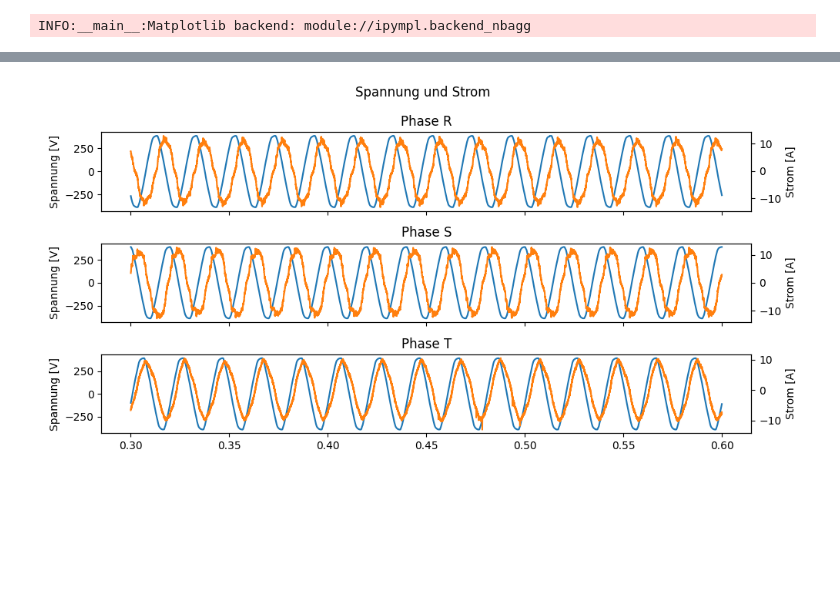
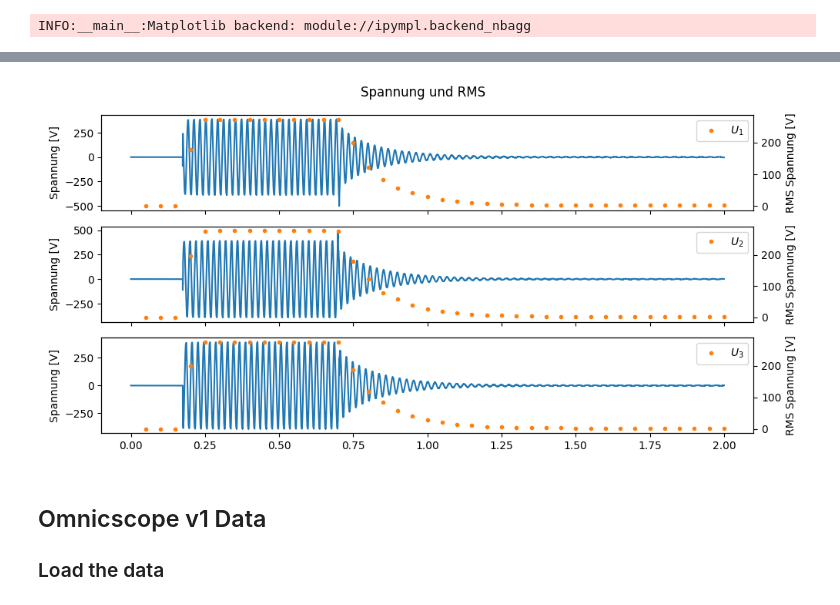
Before and after one commit to AI-Gruppe/ai-internal_datenauswertung-praktikum_sw, a Jupyter notebook: compiled/example_file_handler.ipynb, the cells around one changed output, grey strips where cells are left out. Saved outputs shown, nothing was run; the diff lists cells and outputs as text; code cells hidden in the pictures; blank space fills up the shorter version.

Commit message:
Pico, Omni Load File

```diff
--- a/compiled/example_file_handler.ipynb
+++ b/compiled/example_file_handler.ipynb
@@ -98,7 +147,9 @@ fig, axs = plt.subplots(nrows=3, figsize=(10, 5), sharex=True)
 phase_description = ["R", "S", "T"]
 
 for i, ax in enumerate(axs):
+    # Color cycle. Important for twin axes
     color_cycle = ax._get_lines.prop_cycler
+
     ax.plot(df_cal.index, df_cal[f"U_{i+1}"], label=f"U_{i+1}")
     ax.set_ylabel("Spannung [V]")
     ax1 = ax.twinx()
@@ -106,6 +157,7 @@ for i, ax in enumerate(axs):
     ax1.set_ylabel("Strom [A]")
     ax.set_title(f"Phase {phase_description[i]}")
 
+ax.set_xlabel("Zeit [s]")
 fig.suptitle('Spannung und Strom')
 fig.tight_layout()
 # %% [output]
@@ -124,0 +185,16 @@ Phase T: U_rms = 278.28 V, I_rms = 6.55 A
+# %%
+window_size = 0.05 # in seconds
+fs = meta["Rate"]
+ws_samples = int(window_size * fs)
+
+n_frames = int(len(df_cal.index) / ws_samples)
+
+df_result = pd.DataFrame()
+
+for frame in range(n_frames):
+    t_start = frame * window_size
+    t_end = (frame + 1) * window_size
+    for i in range(3):
+        df_cal_tmp = df_cal[(df_cal.index > t_start) & (df_cal.index < t_end)]
+        df_result.loc[t_end, f"U_rms_{i+1}"] = DSP.rms(df_cal_tmp[f"U_{i+1}"])
+        df_result.loc[t_end, f"I_rms_{i+1}"] = DSP.rms(df_cal_tmp[f"I_{i+1}"])
@@ -124,0 +203,17 @@ Phase T: U_rms = 278.28 V, I_rms = 6.55 A
+# %%
+fig, axs = plt.subplots(nrows=3, figsize=(10, 5), sharex=True)
+
+phase_description = ["R", "S", "T"]
+
+for i, ax in enumerate(axs):
+    color_cycle = ax._get_lines.prop_cycler
+    ax.plot(df_cal.index, df_cal[f"I_{i+1}"], label=f"I_{i+1}")
+    ax.set_ylabel("Strom [A]")
+    ax1 = ax.twinx()
+
+    df_result.plot(y=f"I_rms_{i+1}", ax=ax1, label=r'$I_{{{0}}}$'.format(i+1), color=next(color_cycle)["color"], style=".")
+    ax1.set_ylabel("RMS Strom [A]")
+
+ax.set_xlabel("Zeit [s]")
+fig.suptitle('Strom und RMS')
+fig.tight_layout()
@@ -125,18 +222,21 @@ Phase T: U_rms = 278.28 V, I_rms = 6.55 A
 # %%
 fig, axs = plt.subplots(nrows=3, figsize=(10, 5), sharex=True)
 
 phase_description = ["R", "S", "T"]
 
 for i, ax in enumerate(axs):
     color_cycle = ax._get_lines.prop_cycler
     ax.plot(df_cal.index, df_cal[f"U_{i+1}"], label=f"U_{i+1}")
     ax.set_ylabel("Spannung [V]")
     ax1 = ax.twinx()
-    ax1.plot(df_cal.index, df_cal[f"I_{i+1}"], label=f"I_{i+1}", color=next(color_cycle)["color"])
-    ax1.set_ylabel("Strom [A]")
-    ax.set_title(f"Phase {phase_description[i]}")
 
-fig.suptitle('Spannung und Strom')
+    df_result.plot(y=f"U_rms_{i+1}", ax=ax1, label=r'$U_{{{0}}}$'.format(i+1), color=next(color_cycle)["color"], style=".")
+    ax1.set_ylabel("RMS Spannung [V]")
+
+fig.suptitle('Spannung und RMS')
 fig.tight_layout()
 # %% [output]
-[figure, old version]
+[figure, new version]
+# %% [markdown]
+## Omnicscope v1 Data
+### Load the data
```
Also changed, not shown: parts of 21 cells of this notebook, 2 other files.
